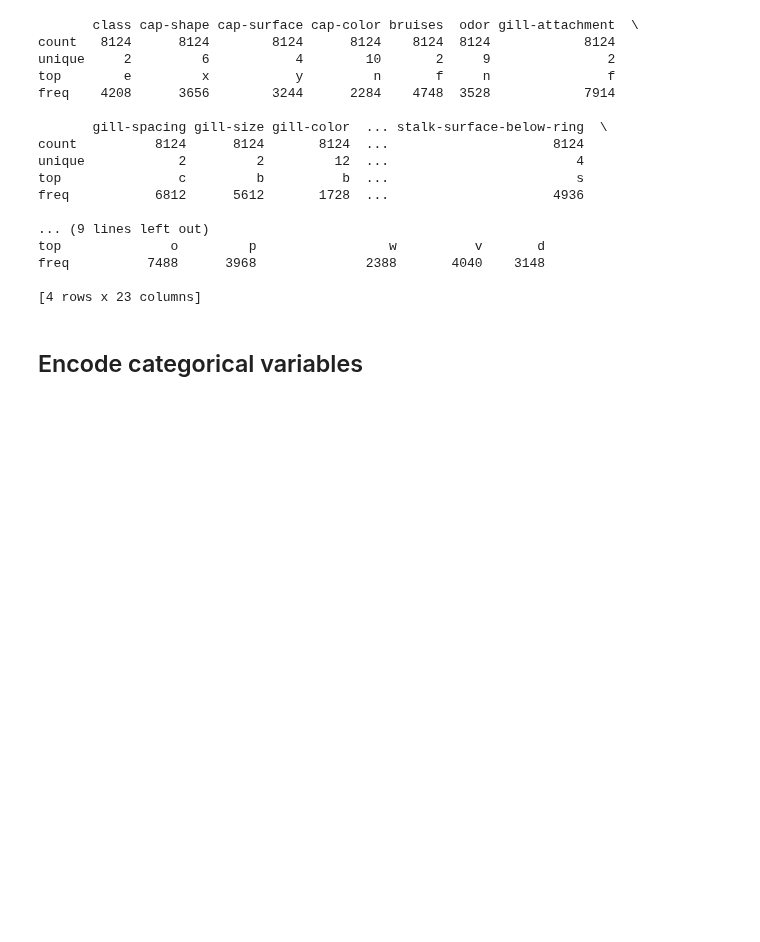
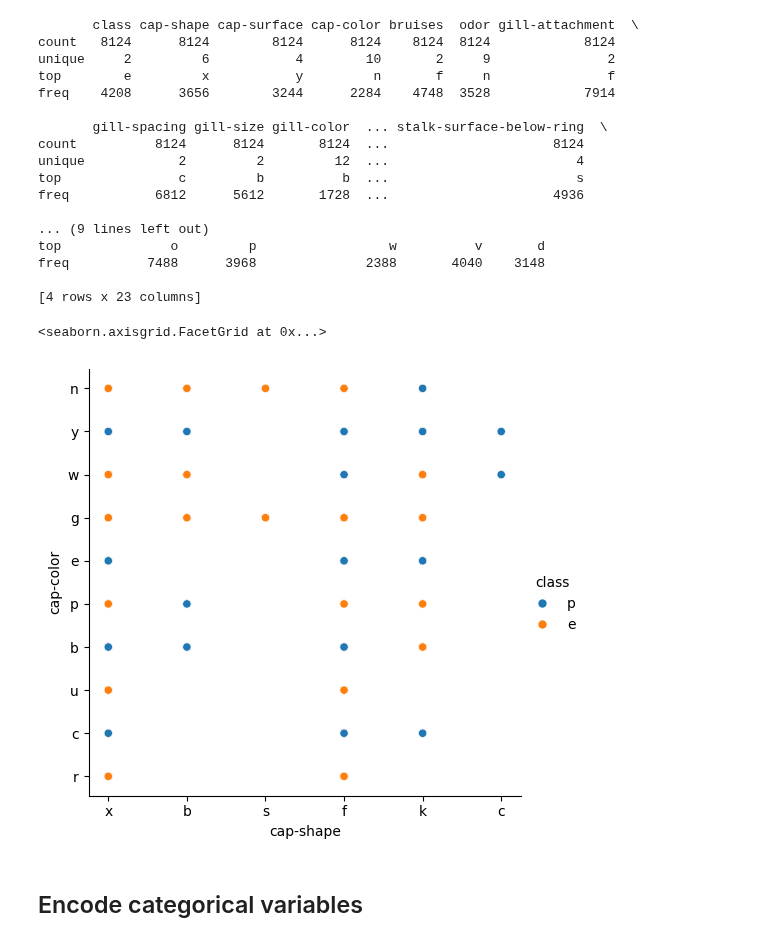
Before and after one commit to DocBrown85/data-analysis-with-python, a Jupyter notebook: classification-analysis/mushrooms_study.ipynb, the cells around one changed output. Saved outputs shown, nothing was run; the diff lists cells and outputs as text; code cells hidden in the pictures; blank space fills up the shorter version.

Commit message:
Add scatterplot

```diff
--- a/classification-analysis/mushrooms_study.ipynb
+++ b/classification-analysis/mushrooms_study.ipynb
@@ -102,6 +103,11 @@ top              o         p                 w          v       d
 freq          7488      3968              2388       4040    3148
 
 [4 rows x 23 columns]
+# %%
+sns.relplot(data = df, x = 'cap-shape', y = 'cap-color', hue = 'class')
+# %% [output]
+<seaborn.axisgrid.FacetGrid at 0x...>
+[figure, added]
 # %% [markdown]
 ## Encode categorical variables
 # %%
```
Also changed, not shown: parts of 1 cell of this notebook.
